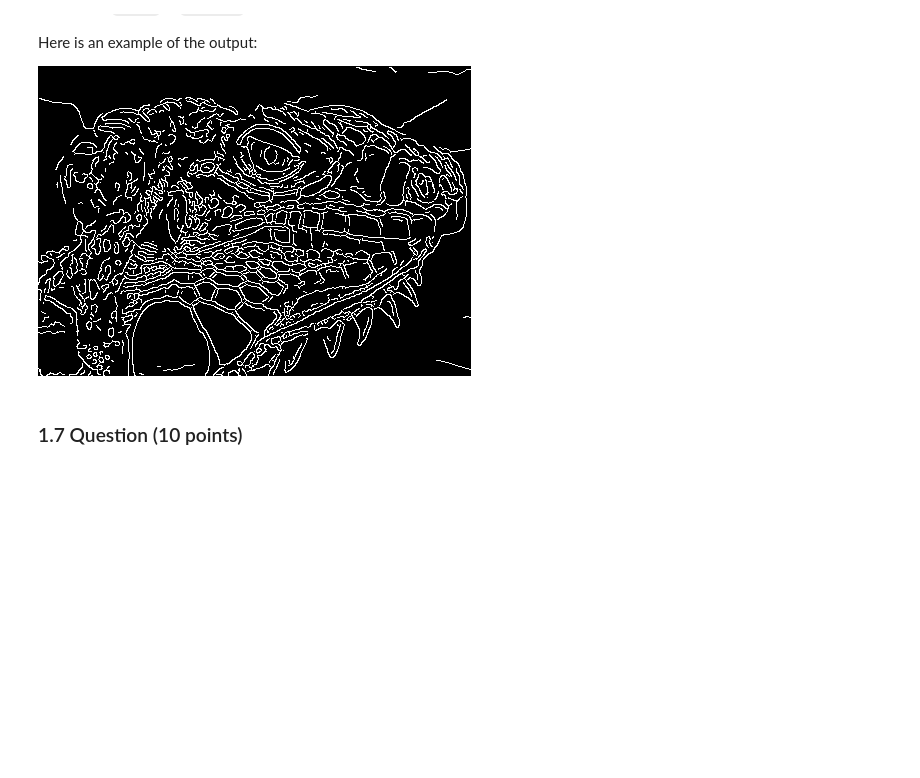
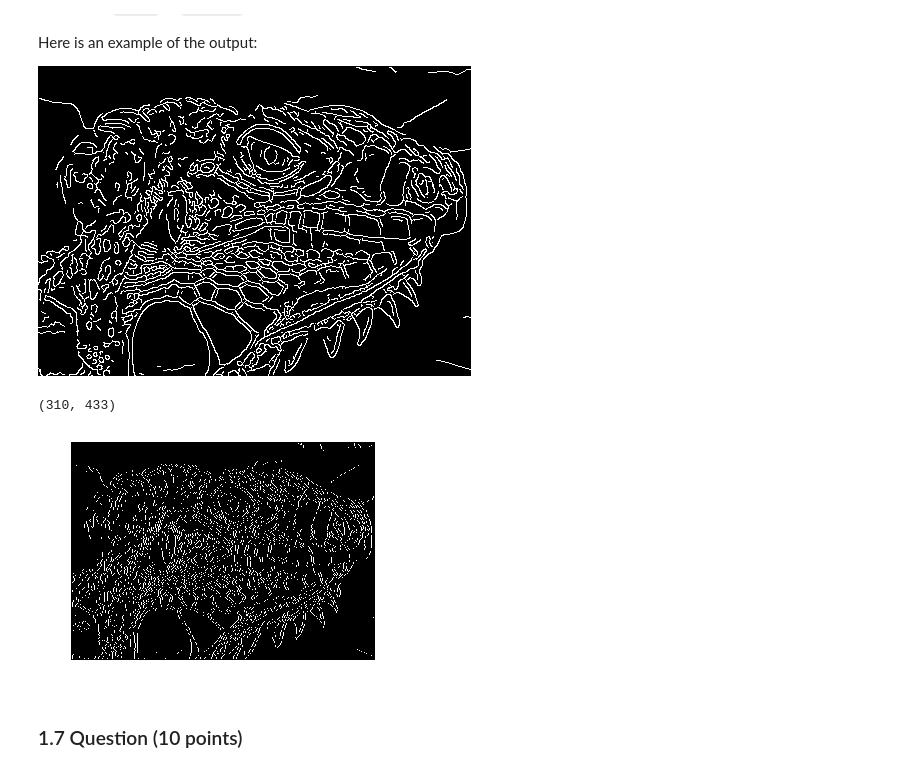
Before and after one commit to Crescent-Saturn/CS131_release, a Jupyter notebook: hw2_release/hw2.ipynb, the cells around one changed output. Saved outputs shown, nothing was run; the diff lists cells and outputs as text; code cells hidden in the pictures; blank space fills up the shorter version.

```diff
--- a/hw2_release/hw2.ipynb
+++ b/hw2_release/hw2.ipynb
@@ -343,15 +341,18 @@ Here is an example of the output:
 # %%
 from edge import canny
 
 # Load image
 img = io.imread('iguana.png', as_grey=True)
 
 # Run Canny edge detector
-edges = canny(img, kernel_size=3, sigma=1.4, high=0.03, low=0.02)
+edges = canny(img, kernel_size=5, sigma=1.3, high=0.03, low=0.015)
 print (edges.shape)
 plt.imshow(edges)
 plt.axis('off')
 plt.show()
+# %% [output]
+(310, 433)
+[figure, added]
 # %% [markdown]
 ### 1.7 Question (10 points)
 
```
Also changed, not shown: parts of 5 cells of this notebook, 1 other file.
